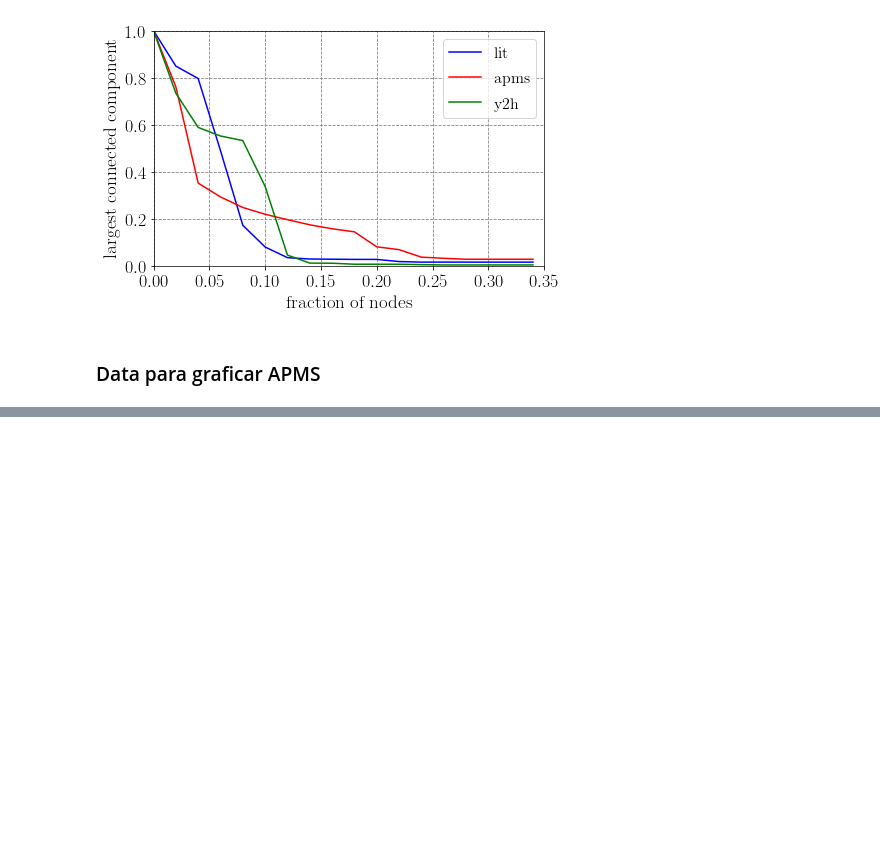
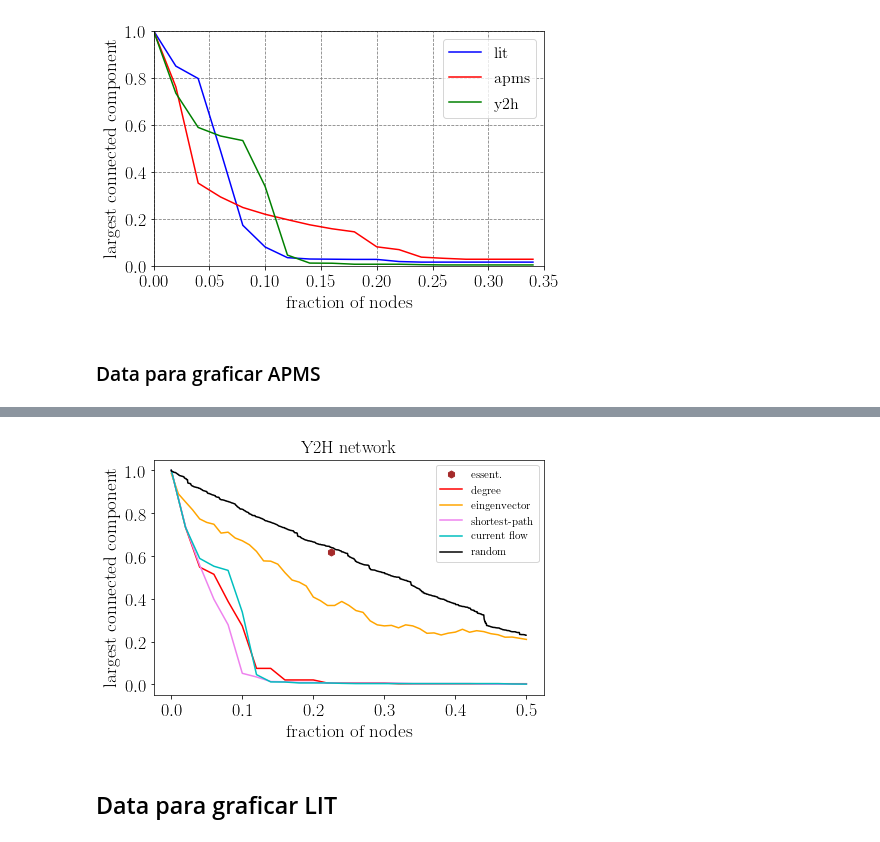
Before and after one commit to ignaciosticco/tp2, a Jupyter notebook: tp2.ipynb, the cells around one changed output, grey strips where cells are left out. Saved outputs shown, nothing was run; the diff lists cells and outputs as text; code cells hidden in the pictures; blank space fills up the shorter version.

```diff
--- a/tp2.ipynb
+++ b/tp2.ipynb
@@ -695,0 +727,34 @@ plt.show()
+# %%
+# Random
+resultado_random_Y2H =  funcion_remove_random(G_Y2H,0.50)
+# %%
+# Degree
+resultado_degree_Y2H =  funcion_remove_degree(G_Y2H,50)
+# %%
+# Eingenvector
+resultado_eingenvector_Y2H =  funcion_remove_eigenvector(G_Y2H,50)
+# %%
+# Esenciales
+resultado_esenciles_Y2H =  rem_esenciales(G_Y2H)
+# %%
+### Grafico Y2H
+plt.plot(resultado_esenciles_Y2H[0],resultado_esenciles_Y2H[1],'h',markersize='7',color = 'brown',label='essent.')
+plt.plot(resultado_degree_Y2H[0],resultado_degree_Y2H[1],'-r',label='degree')
+plt.plot(resultado_eingenvector_Y2H[0],resultado_eingenvector_Y2H[1],'-',color = 'orange',label='eingenvector')
+plt.plot(resultado_shortest_path2_Y2H[0],resultado_shortest_path2_Y2H[1],'-',color = 'violet',label='shortest-path')
+plt.plot(resultado_current_flow2_Y2H[0],resultado_current_flow2_Y2H[1],'-c',label='current flow')
+plt.plot(resultado_random_Y2H[0],resultado_random_Y2H[1],'-k',label='random')
+
+plt.title('Y2H network')
+pylab.xlabel('fraction of nodes')
+pylab.ylabel('largest connected component')
+#plt.grid(color='gray', linestyle='--')
+#pylab.ylim(0, 1.0)
+#pylab.xlim(0, 0.35)
+plt.legend(loc='upper right',prop={'size': 11})
+pylab.savefig('Fig3_zotenko_Y2H.eps', format='eps', dpi=300, bbox_inches='tight')
+plt.show()
+# %% [output]
+[figure, added]
+# %% [markdown]
+## Data para graficar LIT
```
Also changed, not shown: parts of 29 cells of this notebook, 24 other files.
